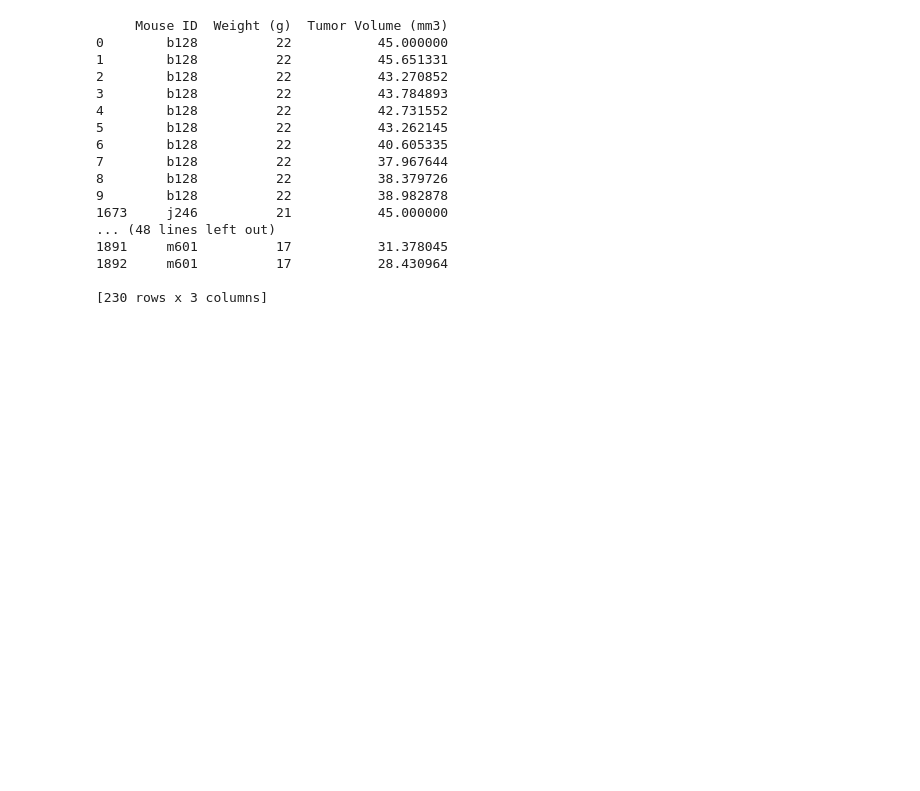
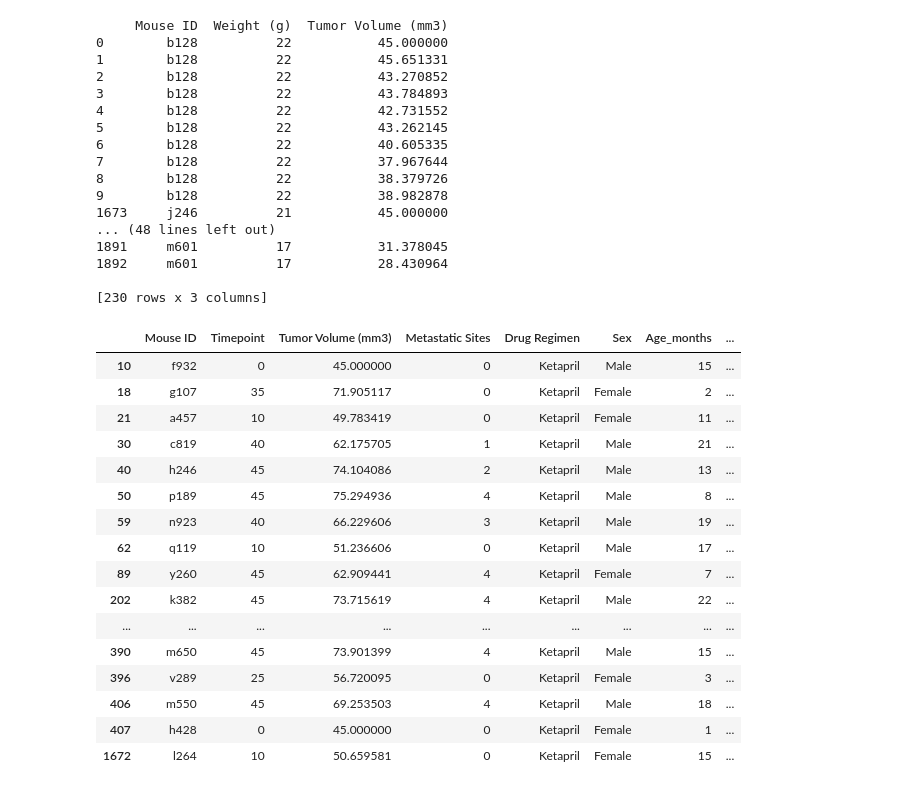
Before and after one commit to MGao535/Matplotlib-Homework, a Jupyter notebook: Matplotlib.ipynb, the cells around one changed output. Drawn from its saved outputs; the diff is of its cells as text; code cells hidden in the pictures; blank space fills up the shorter version.

```diff
--- a/Matplotlib.ipynb
+++ b/Matplotlib.ipynb
@@ -193,3 +231,25 @@ print(reduced)
 [230 rows x 3 columns]
 # %%
 # Calculate the correlation coefficient and linear regression model for mouse weight and average tumor volume for the Capomulin regimen
+# %%
+df_ram = data[(data['Drug Regimen'] == 'Ketapril')]
+idx = df_ram.groupby(['Mouse ID'])['Timepoint'].transform(max) == df_ram['Timepoint']
+df_ram[idx]
+# %% [output]
+|  | Mouse ID | Timepoint | Tumor Volume (mm3) | Metastatic Sites | Drug Regimen | Sex | Age_months | ... |
+| 10 | f932 | 0 | 45.000000 | 0 | Ketapril | Male | 15 | ... |
+| 18 | g107 | 35 | 71.905117 | 0 | Ketapril | Female | 2 | ... |
+| 21 | a457 | 10 | 49.783419 | 0 | Ketapril | Female | 11 | ... |
+| 30 | c819 | 40 | 62.175705 | 1 | Ketapril | Male | 21 | ... |
+| 40 | h246 | 45 | 74.104086 | 2 | Ketapril | Male | 13 | ... |
+| 50 | p189 | 45 | 75.294936 | 4 | Ketapril | Male | 8 | ... |
+| 59 | n923 | 40 | 66.229606 | 3 | Ketapril | Male | 19 | ... |
+| 62 | q119 | 10 | 51.236606 | 0 | Ketapril | Male | 17 | ... |
+| 89 | y260 | 45 | 62.909441 | 4 | Ketapril | Female | 7 | ... |
+| 202 | k382 | 45 | 73.715619 | 4 | Ketapril | Male | 22 | ... |
+| ... | ... | ... | ... | ... | ... | ... | ... | ... |
+| 390 | m650 | 45 | 73.901399 | 4 | Ketapril | Male | 15 | ... |
+| 396 | v289 | 25 | 56.720095 | 0 | Ketapril | Female | 3 | ... |
+| 406 | m550 | 45 | 69.253503 | 4 | Ketapril | Male | 18 | ... |
+| 407 | h428 | 0 | 45.000000 | 0 | Ketapril | Female | 1 | ... |
+| 1672 | l264 | 10 | 50.659581 | 0 | Ketapril | Female | 15 | ... |
```
Also changed, not shown: parts of 3 cells of this notebook.
